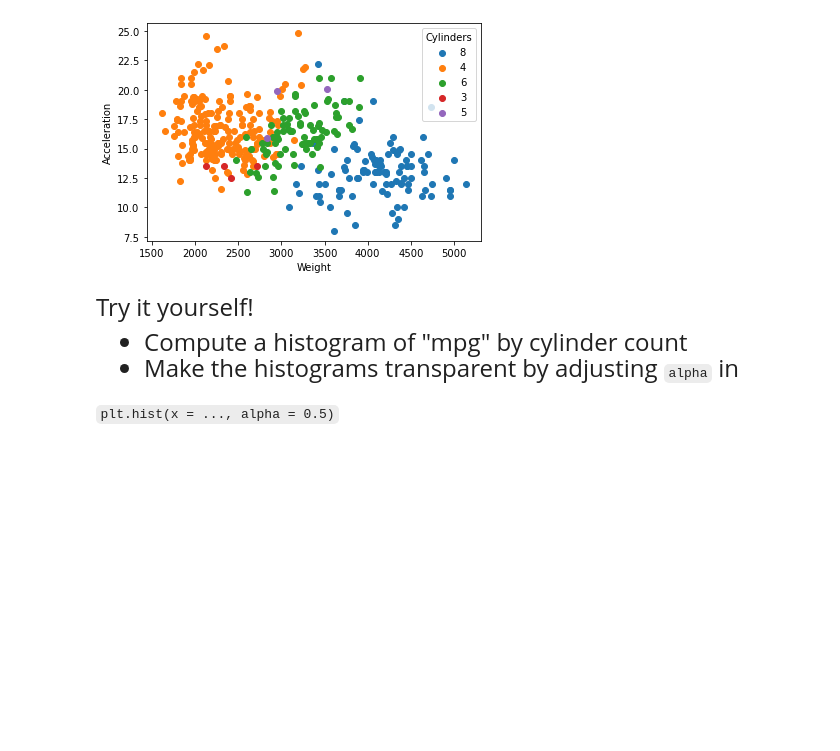
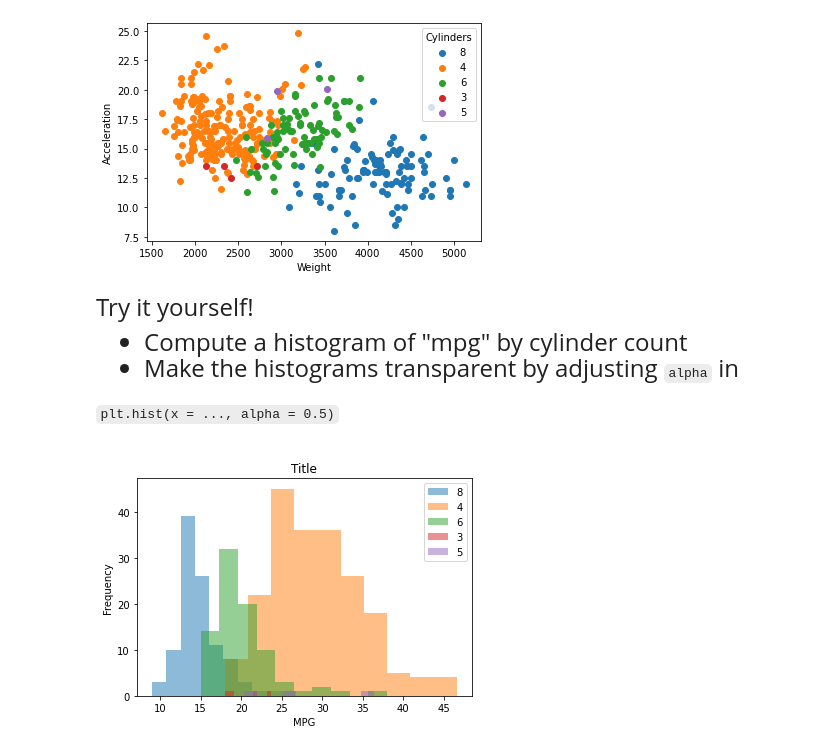
Before and after one commit to lydianneking/qtm151spring2025, a Jupyter notebook: lecture_10/lecture_10a - Subsetting data.ipynb, the cells around one changed output. Cells and saved outputs as stored; diff of their text form; code cells hidden in the pictures; blank space fills up the shorter version.

```diff
--- a/lecture_10/lecture_10a - Subsetting data.ipynb
+++ b/lecture_10/lecture_10a - Subsetting data.ipynb
@@ -502,0 +545,20 @@ Try it yourself!
+# %%
+# Write your own code
+list_unique_cylinders = pd.unique(carfeatures["cylinders"])
+
+for cylinders in list_unique_cylinders:
+    df = carfeatures.query( "cylinders == @cylinders")
+    plt.hist(df["mpg"], alpha=0.5, label=str(cylinders))
+
+# Label the axes and title
+plt.xlabel("MPG")
+plt.ylabel("Frequency")
+plt.title("Title")
+
+# Create a legend
+plt.legend()
+
+# Show the plot
+plt.show()
+# %% [output]
+[figure, added]
```
Also changed, not shown: parts of 5 cells of this notebook, 5 other files.
